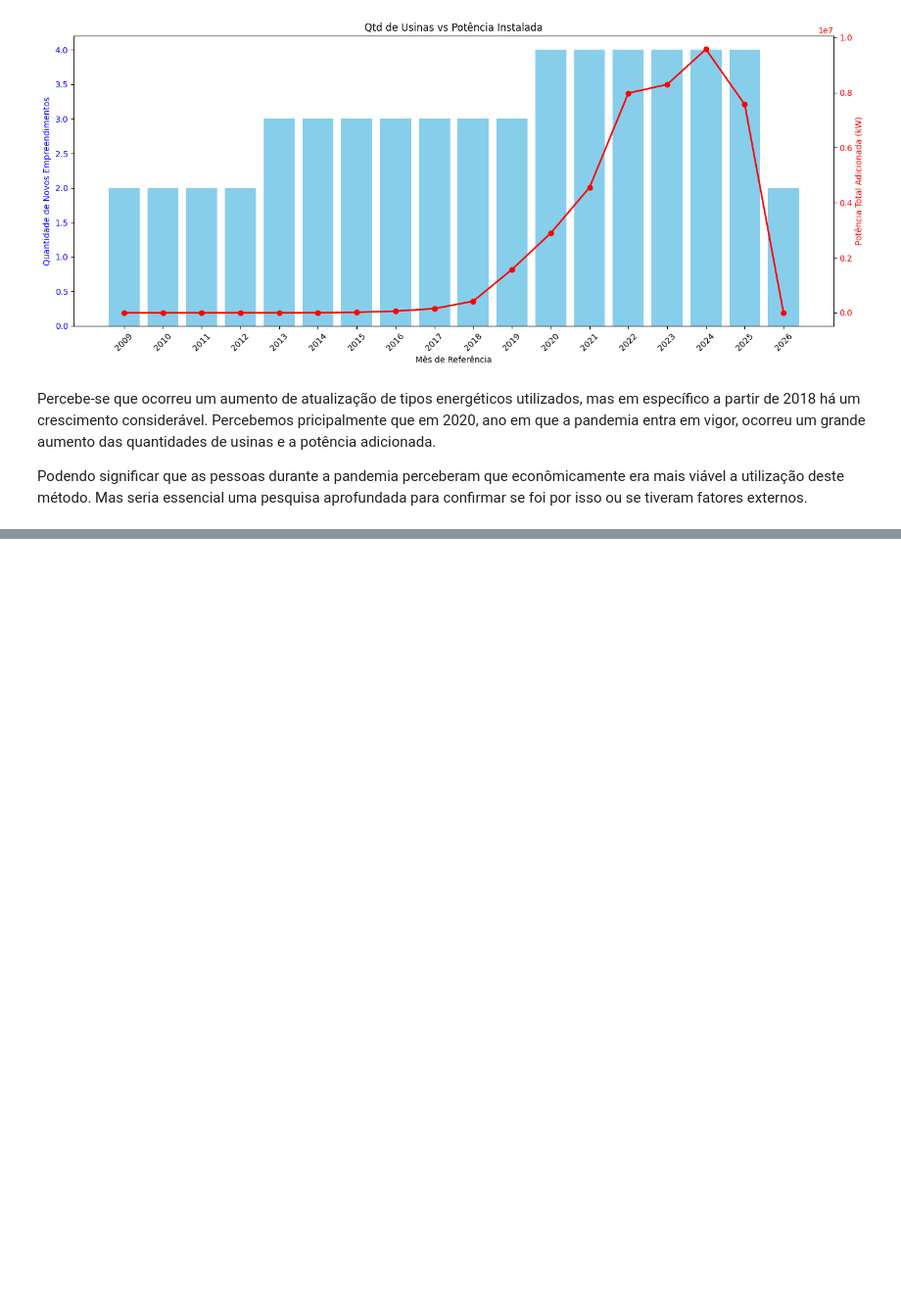
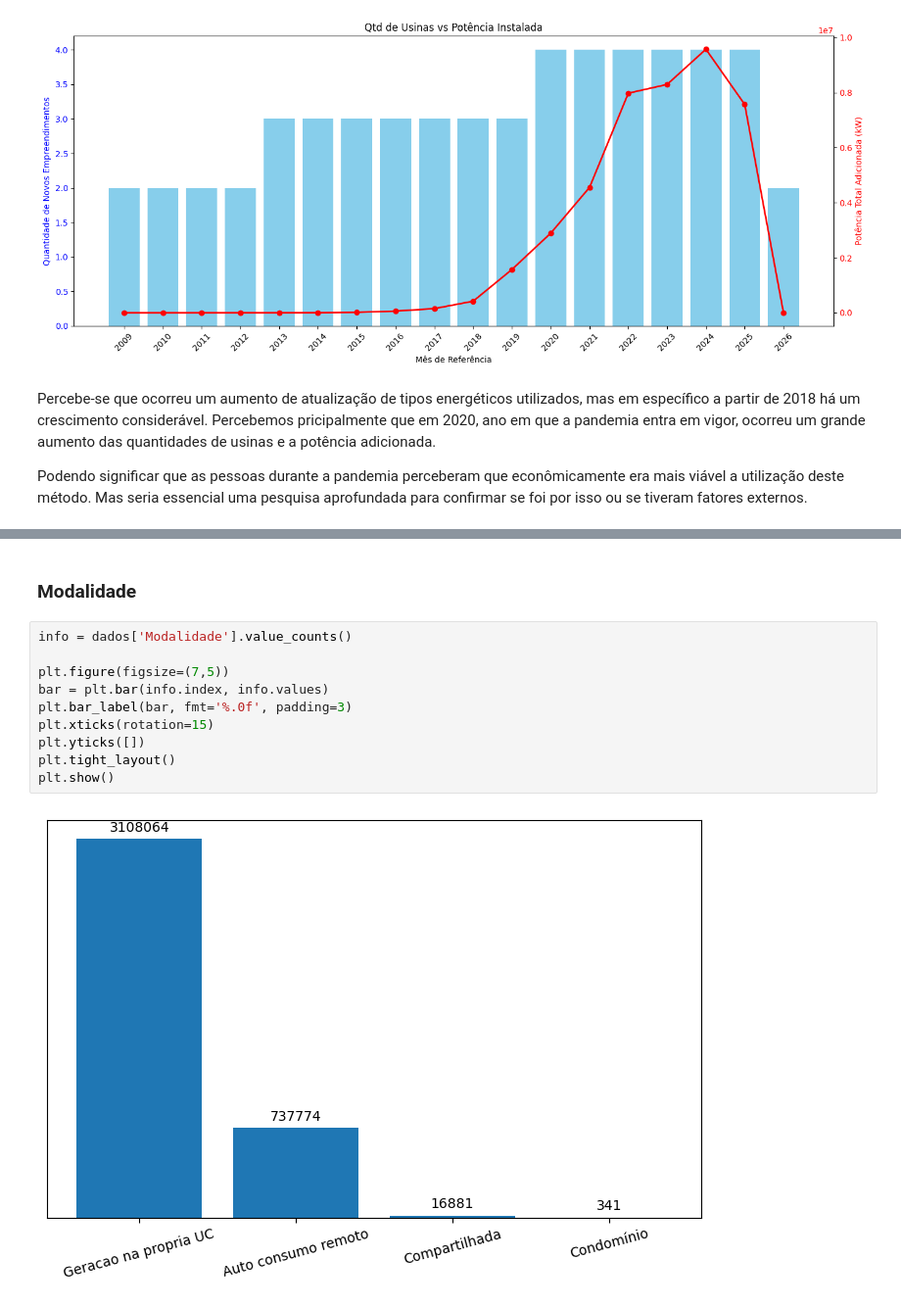
Before and after one commit to lannacassio/Fontes-Renovaveis-Aneel, a Jupyter notebook: Arquivo_Python/analise_aneel.ipynb, the cells around one changed output, grey strips where cells are left out. Shown at 98% size. Saved outputs shown, nothing was run; the diff lists cells and outputs as text; blank space fills up the shorter version.

```diff
--- a/Arquivo_Python/analise_aneel.ipynb
+++ b/Arquivo_Python/analise_aneel.ipynb
@@ -630,0 +678,14 @@ Podendo significar que as pessoas durante a pandemia perceberam que econômicame
+# %% [markdown]
+### Modalidade
+# %%
+info = dados['Modalidade'].value_counts()
+
+plt.figure(figsize=(7,5))
+bar = plt.bar(info.index, info.values)
+plt.bar_label(bar, fmt='%.0f', padding=3)
+plt.xticks(rotation=15)
+plt.yticks([])
+plt.tight_layout()
+plt.show()
+# %% [output]
+[figure, added]
```
Also changed, not shown: parts of 11 cells of this notebook.
